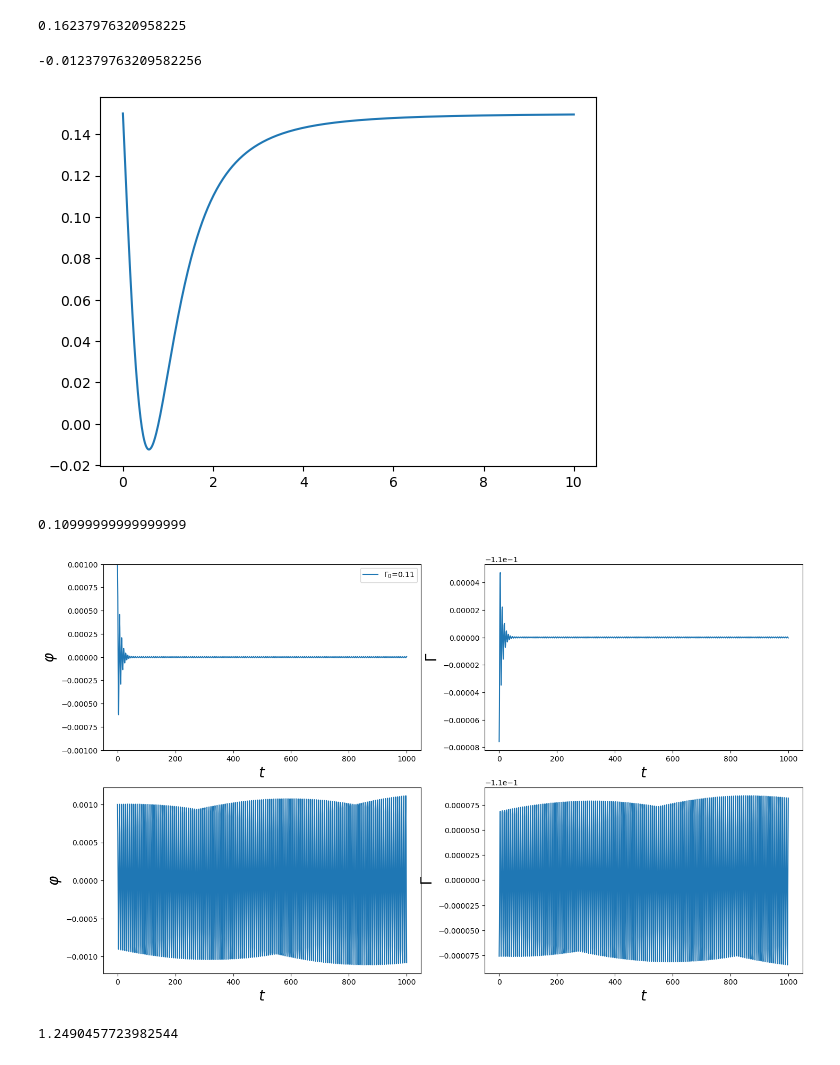
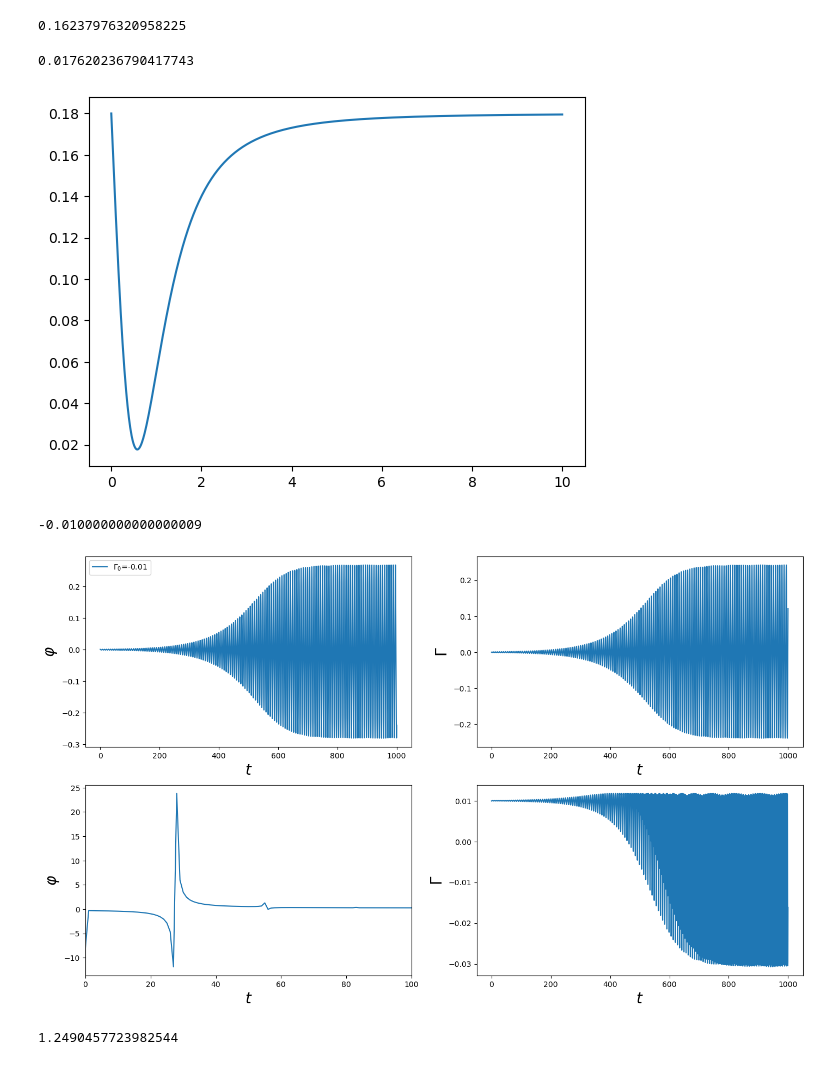
Before and after one commit to Satyamjha2/Optomechanics, a Jupyter notebook: levitating_mirror.ipynb, the cells around one changed output. Saved outputs shown, nothing was run; the diff lists cells and outputs as text; code cells hidden in the pictures.

Commit message:
updated nl plots

```diff
--- a/levitating_mirror.ipynb
+++ b/levitating_mirror.ipynb
@@ -172,7 +172,7 @@ def evolve(psi_0,tf,param_list,N_step=100):
     #xx=solve_ivp(ODE, [0,tf],psi_0,args=param_list,dense_output=True, t_eval=t,method="RK23")
     xx=solve_ivp(ODE, [0,tf],psi_0,args=param_list,dense_output=True, t_eval=t)
     zz=xx.sol(t)
-    return zz[0],t
+    return zz,t
 # %%
 r=3
 phi_0=np.linspace(-4,10,100)
@@ -191,7 +191,7 @@ print(eta_max)
 # %% [output]
 0.16237976320958225
 # %%
-eta=0.15
+eta=0.18
 ohm=4e0
 r_list=np.linspace(0,10,1000)
 gamma_0_list=eta-2*r_list/(ohm*(1+r_list**2)**2)
@@ -199,12 +199,12 @@ print(eta-3**1.5/(8*ohm))
 plt.plot(r_list,gamma_0_list)
 plt.show()
 # %% [output]
--0.012379763209582256
+0.017620236790417743
-[figure, old version]
+[figure, new version]
 # %%
 eta=0.15
 ohm=4e0
-r=2
+r=0.5
 
 gamma_0=eta-2*r/(ohm*(1+r**2)**2)
 print(gamma_0)
@@ -215,43 +215,49 @@ E0=phi_0*(phi_0+2*r)/(1+(r+phi_0)**2)
 #print(E0)
 psi_0=np.array([phi_0,phi_d_0])
 
-N_step=1000
+N_step=1000*4
 param_list=[ohm,r,eta,1]
 zz,t=evolve(psi_0,tf,param_list,N_step)
 fig, axs = plt.subplots(2, 2,figsize=(17,10))
 
-axs[0,0].plot(t,zz,label="$\Gamma_0$={0}".format(np.round(gamma_0,2)))
-axs[0,0].set_ylim([-1e-3,1e-3])
+axs[0,0].plot(t,zz[0],label="$\Gamma_0$={0}".format(np.round(gamma_0,2)))
+# axs[0,0].set_ylim([-1e-3,1e-3])
 axs[0,0].set_ylabel("$\\varphi$",fontsize=20)
 axs[0,0].set_xlabel('$t$',fontsize=20)
 axs[0,0].legend(loc='best')
 # axs[1].plot(np.fft.fft(zz)[:N_step//2])
 # axs[1].set_ylabel("$\\tilde{\\varphi}[\omega]$",fontsize=20)
 # axs[1].set_xlabel('$\omega$',fontsize=20)
 
-axs[0,1].plot(t,-(eta-(2*(1+r**2)*(r+zz))/(ohm*(1+(r+zz)**2)**3)))
+# axs[0,1].plot(t,-(eta-(2*(1+r**2)*(r+zz))/(ohm*(1+(r+zz)**2)**3)))
+
+axs[0,1].plot(t,zz[1])
 axs[0,1].set_ylabel("$\Gamma$",fontsize=20)
 axs[0,1].set_xlabel('$t$',fontsize=20)
 
 param_list=[ohm,r,eta,0]
-zz,t=evolve(psi_0,tf,param_list,N_step)
+zz1,t=evolve(psi_0,tf,param_list,N_step)
 
-axs[1,0].plot(t,zz)
+# axs[1,0].plot(t,zz[0])
+axs[1,0].plot(np.fft.fft(zz[0][4*N_step//5:])[:N_step//2])
+# axs[1,0].set_xlim([100,200])
+axs[1,0].set_xlim([0,100])
+
 axs[1,0].set_ylabel("$\\varphi$",fontsize=20)
 axs[1,0].set_xlabel('$t$',fontsize=20)
 
 # axs[1].plot(np.fft.fft(zz)[:N_step//2])
 # axs[1].set_ylabel("$\\tilde{\\varphi}[\omega]$",fontsize=20)
 # axs[1].set_xlabel('$\omega$',fontsize=20)
 
-axs[1,1].plot(t,-(eta-(2*(1+r**2)*(r+zz))/(ohm*(1+(r+zz)**2)**3)))
+axs[1,1].plot(t,-(eta-(2*(1+r**2)*(r+zz[0]))/(ohm*(1+(r+zz[0])**2)**3)))
 axs[1,1].set_ylabel("$\Gamma$",fontsize=20)
 axs[1,1].set_xlabel('$t$',fontsize=20)
 
 plt.show()
 # %% [output]
-0.10999999999999999
+-0.010000000000000009
-[figure, old version]
+[figure, new version]
 # %%
 np.arctan(3)
 # %% [output]
```
Also changed, not shown: parts of 2 cells of this notebook.
